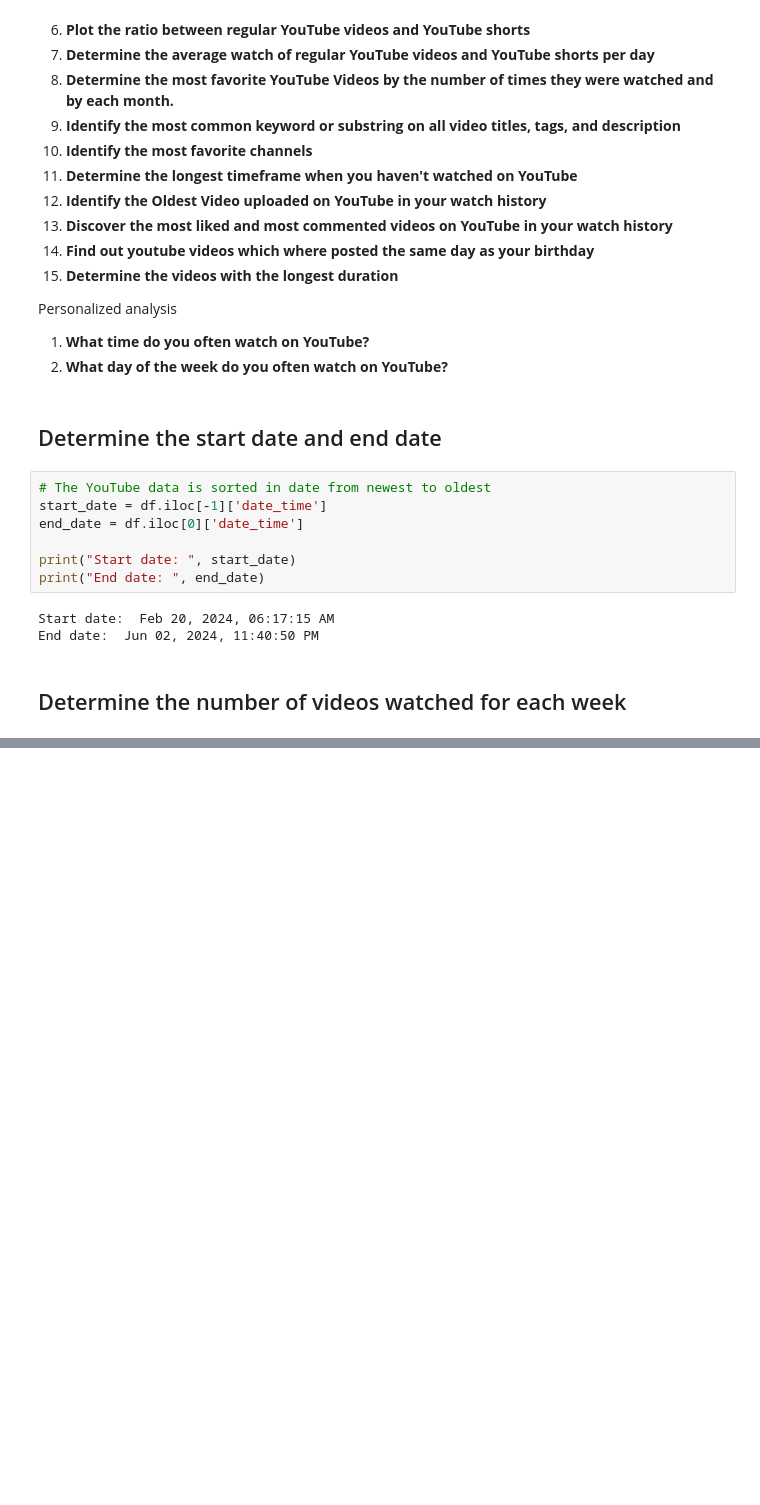
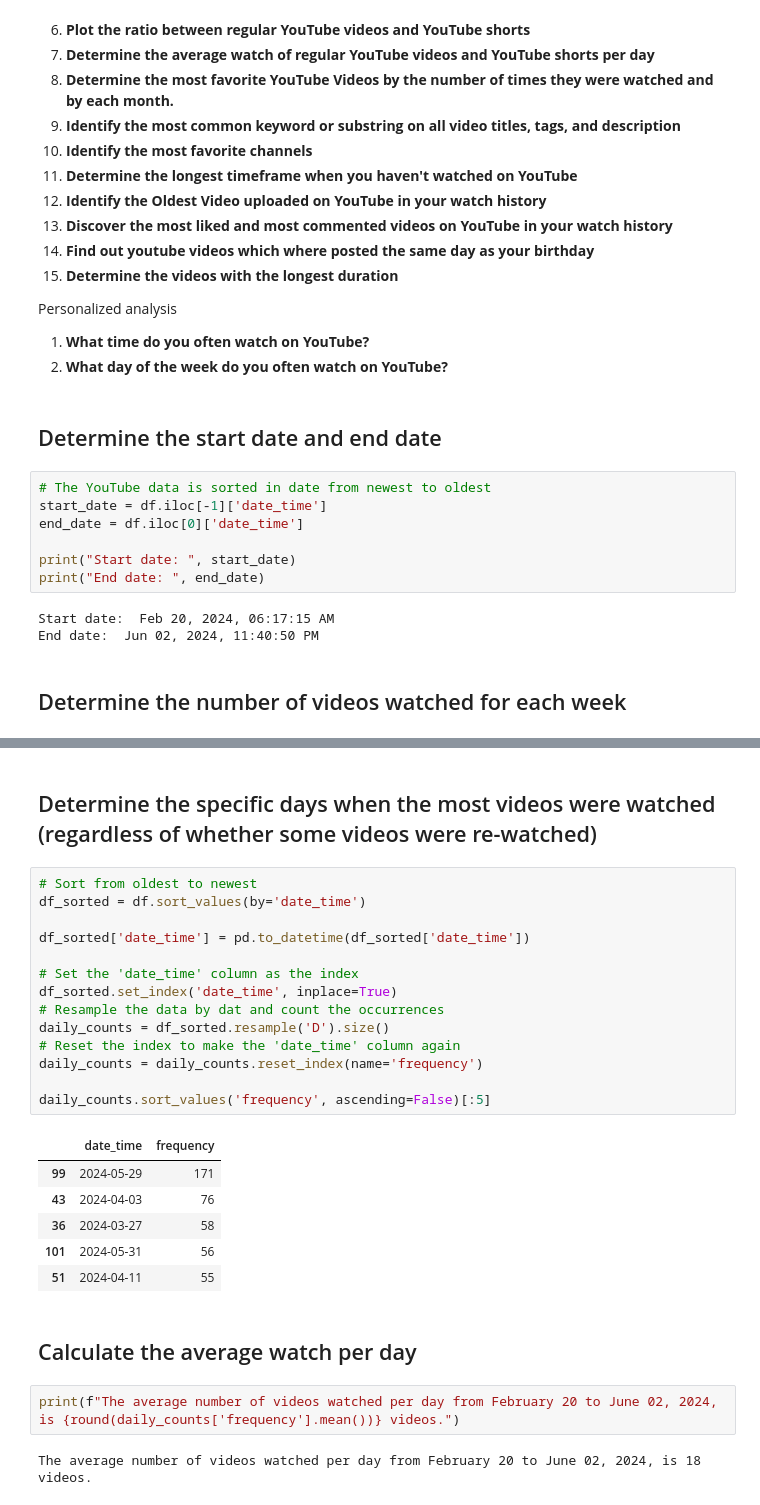
Before and after one commit to Johncarlodeveloper/YouTube-Watch-History-Data-to-CSV-file, a Jupyter notebook: analysis.ipynb, the cells around one changed output, grey strips where cells are left out. Cells and saved outputs as stored; diff of their text form; blank space fills up the shorter version.

```diff
--- a/analysis.ipynb
+++ b/analysis.ipynb
@@ -293,0 +299,29 @@ plt.show()
+# %% [markdown]
+## Determine the specific days when the most videos were watched (regardless of whether some videos were re-watched)
+# %%
+# Sort from oldest to newest
+df_sorted = df.sort_values(by='date_time')
+
+df_sorted['date_time'] = pd.to_datetime(df_sorted['date_time'])
+
+# Set the 'date_time' column as the index
+df_sorted.set_index('date_time', inplace=True)
+# Resample the data by dat and count the occurrences
+daily_counts = df_sorted.resample('D').size()
+# Reset the index to make the 'date_time' column again
+daily_counts = daily_counts.reset_index(name='frequency')
+
+daily_counts.sort_values('frequency', ascending=False)[:5]
+# %% [output]
+|  | date_time | frequency |
+| 99 | 2024-05-29 | 171 |
+| 43 | 2024-04-03 | 76 |
+| 36 | 2024-03-27 | 58 |
+| 101 | 2024-05-31 | 56 |
+| 51 | 2024-04-11 | 55 |
+# %% [markdown]
+## Calculate the average watch per day
+# %%
+print(f"The average number of videos watched per day from February 20 to June 02, 2024, is {round(daily_counts['frequency'].mean())} videos.")
+# %% [output]
+The average number of videos watched per day from February 20 to June 02, 2024, is 18 videos.
```
Also changed, not shown: parts of 5 cells of this notebook.
